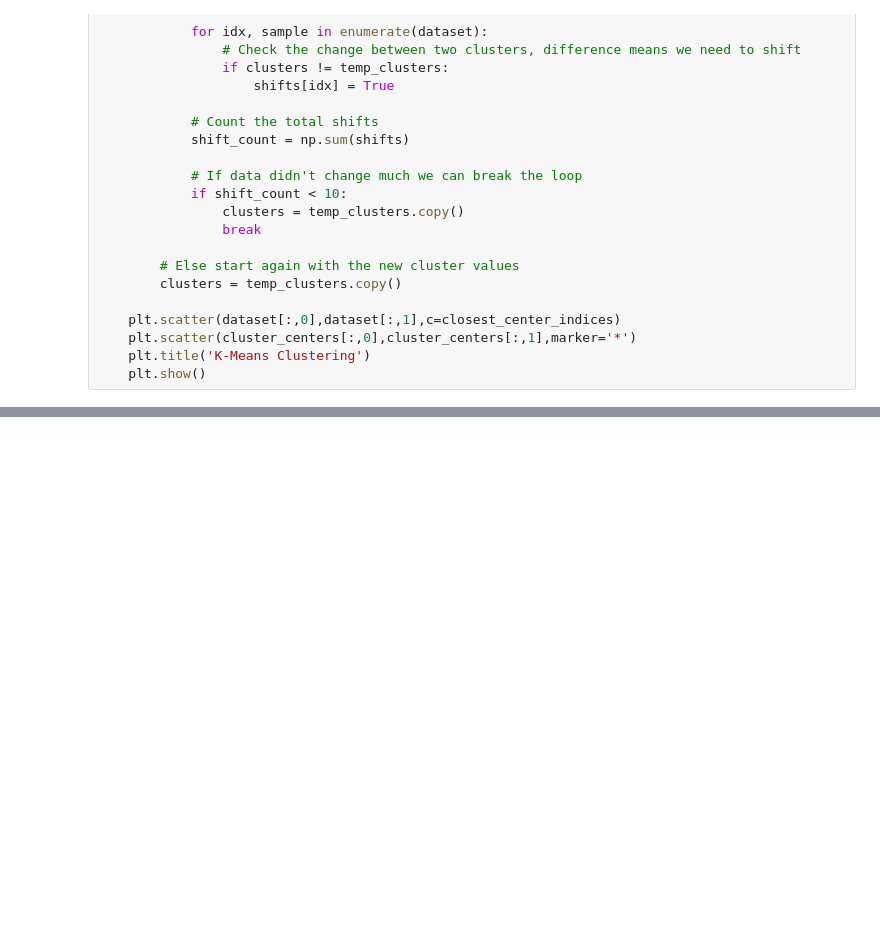
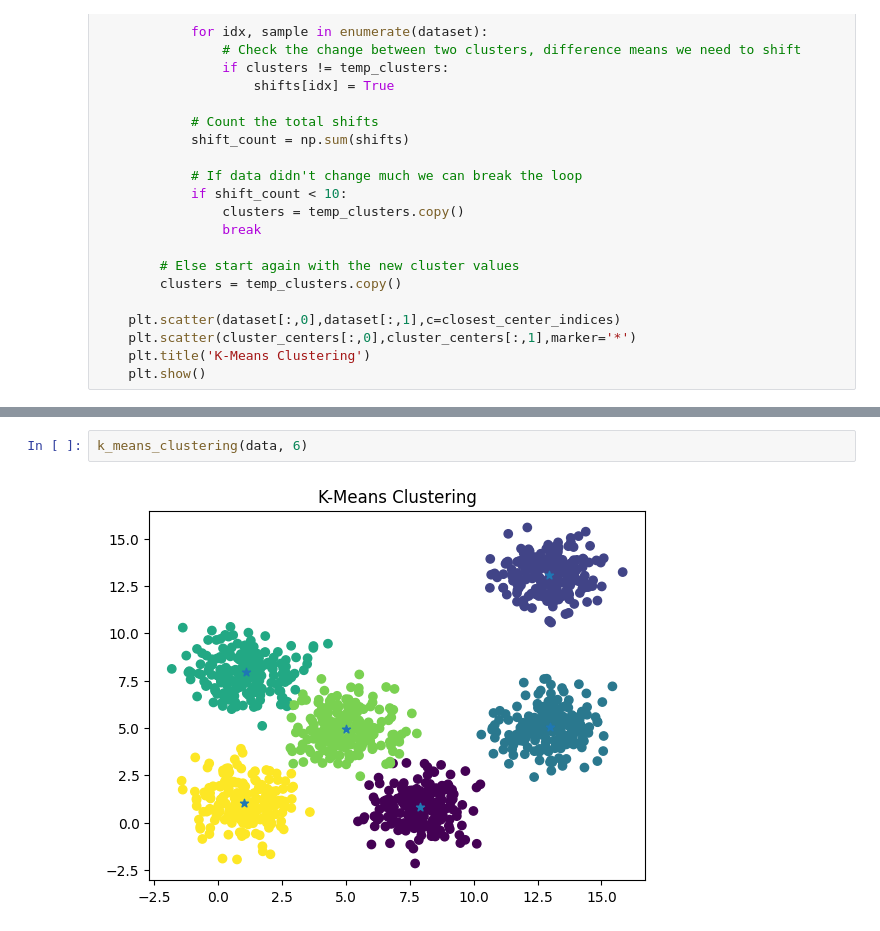
Before and after one commit to Sarkovic/Python-Programming, a Jupyter notebook: CSE 3812 AI Lab/Offline - 5/KMeansClustering_011212074.ipynb, the cells around one changed output, grey strips where cells are left out. Drawn from its saved outputs; the diff is of its cells as text; blank space fills up the shorter version.

```diff
--- a/CSE 3812 AI Lab/Offline - 5/KMeansClustering_011212074.ipynb
+++ b/CSE 3812 AI Lab/Offline - 5/KMeansClustering_011212074.ipynb
@@ -127,0 +80,4 @@ k_means_clustering(data, k_value)
+# %%
+k_means_clustering(data, 6)
+# %% [output]
+[figure, added]
```
Also changed, not shown: parts of 20 cells of this notebook, 1 other file.
